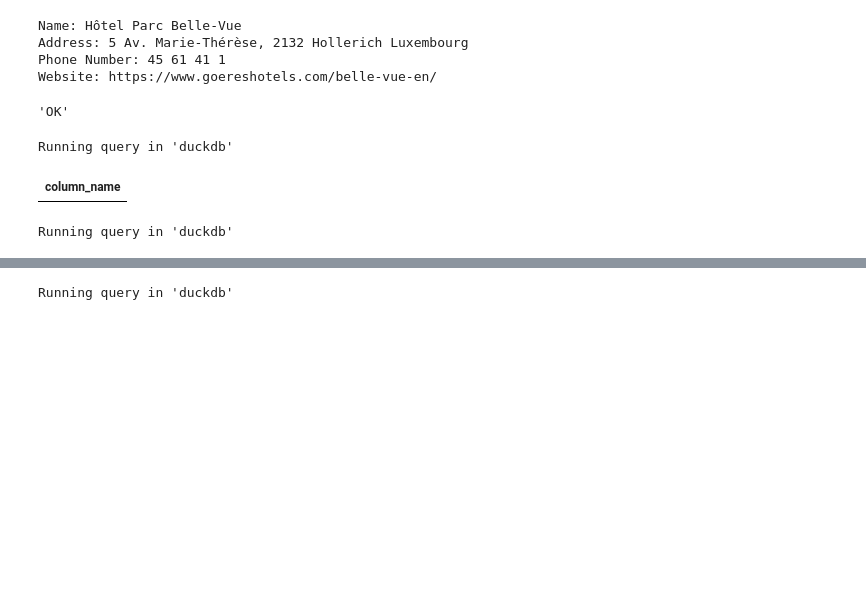
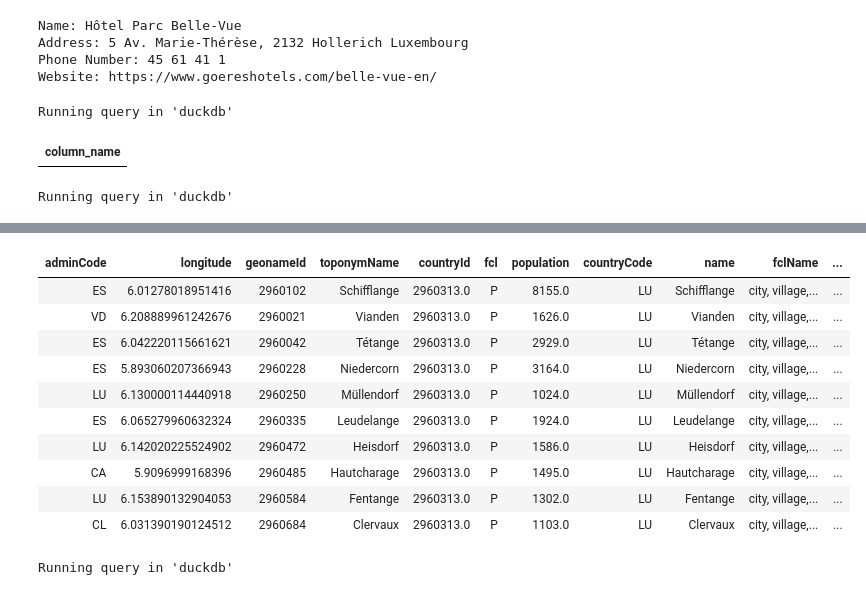
Before and after one commit to nitish-raj/ThePlayground, a Jupyter notebook: geolocationAnalysis/src/notebook/gmaps_analysis.ipynb, the cells around one changed output, grey strips where cells are left out. Cells and saved outputs as stored; diff of their text form; code cells hidden in the pictures; blank space fills up the shorter version.

```diff
--- a/geolocationAnalysis/src/notebook/gmaps_analysis.ipynb
+++ b/geolocationAnalysis/src/notebook/gmaps_analysis.ipynb
@@ -104,10 +80,6 @@ Name: Hôtel Parc Belle-Vue
 Address: 5 Av. Marie-Thérèse, 2132 Hollerich Luxembourg
 Phone Number: 45 61 41 1
 Website: https://www.goereshotels.com/belle-vue-en/
-# %%
-place_details['status']
-# %% [output]
-'OK'
 # %%
 # Connect to DuckDB
 # con = duckdb.connect('places.db')
@@ -124,7 +96,7 @@ Running query in 'duckdb'
 | column_name |
 # %%
 %%sql
-select * from places
+select * from geonames
 limit 10
 # %% [output]
 Running query in 'duckdb'
@@ -133,3 +103,14 @@ Make sure that "places" is either a pandas.DataFrame, duckdb.DuckDBPyRelation, p
+| adminCode | longitude | geonameId | toponymName | countryId | fcl | population | countryCode | name | fclName | ... |
+| ES | 6.01278018951416 | 2960102 | Schifflange | 2960313.0 | P | 8155.0 | LU | Schifflange | city, village,... | ... |
+| VD | 6.208889961242676 | 2960021 | Vianden | 2960313.0 | P | 1626.0 | LU | Vianden | city, village,... | ... |
+| ES | 6.042220115661621 | 2960042 | Tétange | 2960313.0 | P | 2929.0 | LU | Tétange | city, village,... | ... |
+| ES | 5.893060207366943 | 2960228 | Niedercorn | 2960313.0 | P | 3164.0 | LU | Niedercorn | city, village,... | ... |
+| LU | 6.130000114440918 | 2960250 | Müllendorf | 2960313.0 | P | 1024.0 | LU | Müllendorf | city, village,... | ... |
+| ES | 6.065279960632324 | 2960335 | Leudelange | 2960313.0 | P | 1924.0 | LU | Leudelange | city, village,... | ... |
+| LU | 6.142020225524902 | 2960472 | Heisdorf | 2960313.0 | P | 1586.0 | LU | Heisdorf | city, village,... | ... |
+| CA | 5.9096999168396 | 2960485 | Hautcharage | 2960313.0 | P | 1495.0 | LU | Hautcharage | city, village,... | ... |
+| LU | 6.153890132904053 | 2960584 | Fentange | 2960313.0 | P | 1302.0 | LU | Fentange | city, village,... | ... |
+| CL | 6.031390190124512 | 2960684 | Clervaux | 2960313.0 | P | 1103.0 | LU | Clervaux | city, village,... | ... |
 # %%
 %%sql
 show tables;
```
Also changed, not shown: parts of 6 cells of this notebook, 1 other file.
